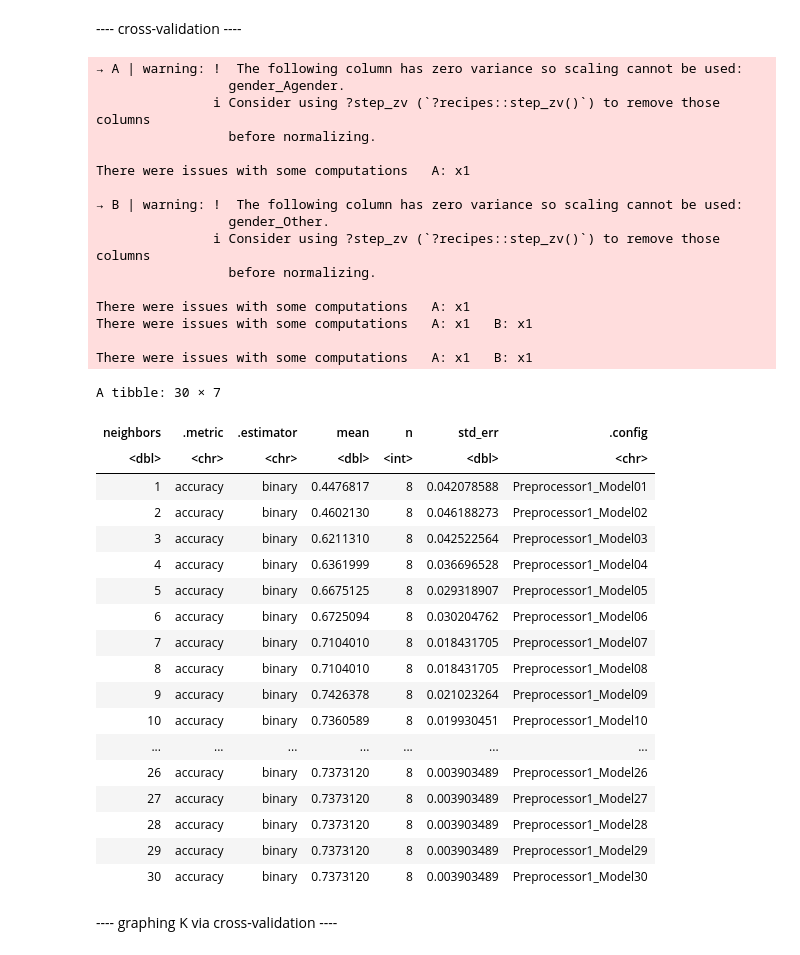
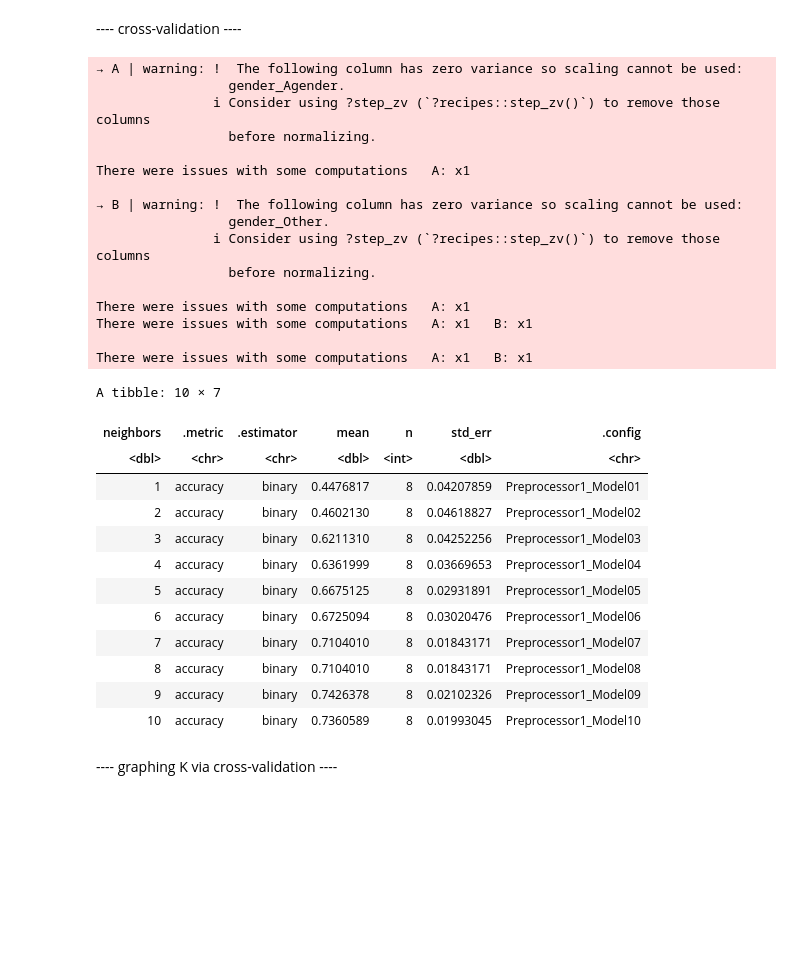
Before and after one commit to RealBabyPotato/DSCI-100-Final-Project, a Jupyter notebook: FinalProject.ipynb, the cells around one changed output. Drawn from its saved outputs; the diff is of its cells as text; code cells hidden in the pictures; blank space fills up the shorter version.

```diff
--- a/FinalProject.ipynb
+++ b/FinalProject.ipynb
@@ -197,51 +216,46 @@ knn_workflow <- workflow() |>
 players_vfold <- vfold_cv(players_train, v = 8, strata = subscribe)
 
 k_grid <- tibble(neighbors = seq(1, 30, by = 1))
 
 knn_tune_results <- knn_workflow |>
     tune_grid(resamples = players_vfold, grid = k_grid) |>
     collect_metrics()
 
 accuracies <- knn_tune_results |>
-    filter(.metric == "accuracy")
+    filter(.metric == "accuracy") |>
+    head(10)
 
 accuracies
 # %% [output]
 → A | warning: !  The following column has zero variance so scaling cannot be used:
                  gender_Agender.
                ℹ Consider using ?step_zv (`?recipes::step_zv()`) to remove those columns
                  before normalizing.
 
 There were issues with some computations   A: x1
 
 → B | warning: !  The following column has zero variance so scaling cannot be used:
                  gender_Other.
                ℹ Consider using ?step_zv (`?recipes::step_zv()`) to remove those columns
                  before normalizing.
 
 There were issues with some computations   A: x1
 There were issues with some computations   A: x1   B: x1
 
 There were issues with some computations   A: x1   B: x1
-A tibble: 30 × 7
+A tibble: 10 × 7
 | neighbors | .metric | .estimator | mean | n | std_err | .config |
 | <dbl> | <chr> | <chr> | <dbl> | <int> | <dbl> | <chr> |
-| 1 | accuracy | binary | 0.4476817 | 8 | 0.042078588 | Preprocessor1_Model01 |
-| 2 | accuracy | binary | 0.4602130 | 8 | 0.046188273 | Preprocessor1_Model02 |
-| 3 | accuracy | binary | 0.6211310 | 8 | 0.042522564 | Preprocessor1_Model03 |
-| 4 | accuracy | binary | 0.6361999 | 8 | 0.036696528 | Preprocessor1_Model04 |
-| 5 | accuracy | binary | 0.6675125 | 8 | 0.029318907 | Preprocessor1_Model05 |
-| 6 | accuracy | binary | 0.6725094 | 8 | 0.030204762 | Preprocessor1_Model06 |
-| 7 | accuracy | binary | 0.7104010 | 8 | 0.018431705 | Preprocessor1_Model07 |
-| 8 | accuracy | binary | 0.7104010 | 8 | 0.018431705 | Preprocessor1_Model08 |
-| 9 | accuracy | binary | 0.7426378 | 8 | 0.021023264 | Preprocessor1_Model09 |
-| 10 | accuracy | binary | 0.7360589 | 8 | 0.019930451 | Preprocessor1_Model10 |
-| ... | ... | ... | ... | ... | ... | ... |
-| 26 | accuracy | binary | 0.7373120 | 8 | 0.003903489 | Preprocessor1_Model26 |
-| 27 | accuracy | binary | 0.7373120 | 8 | 0.003903489 | Preprocessor1_Model27 |
-| 28 | accuracy | binary | 0.7373120 | 8 | 0.003903489 | Preprocessor1_Model28 |
-| 29 | accuracy | binary | 0.7373120 | 8 | 0.003903489 | Preprocessor1_Model29 |
-| 30 | accuracy | binary | 0.7373120 | 8 | 0.003903489 | Preprocessor1_Model30 |
+| 1 | accuracy | binary | 0.4476817 | 8 | 0.04207859 | Preprocessor1_Model01 |
+| 2 | accuracy | binary | 0.4602130 | 8 | 0.04618827 | Preprocessor1_Model02 |
+| 3 | accuracy | binary | 0.6211310 | 8 | 0.04252256 | Preprocessor1_Model03 |
+| 4 | accuracy | binary | 0.6361999 | 8 | 0.03669653 | Preprocessor1_Model04 |
+| 5 | accuracy | binary | 0.6675125 | 8 | 0.02931891 | Preprocessor1_Model05 |
+| 6 | accuracy | binary | 0.6725094 | 8 | 0.03020476 | Preprocessor1_Model06 |
+| 7 | accuracy | binary | 0.7104010 | 8 | 0.01843171 | Preprocessor1_Model07 |
+| 8 | accuracy | binary | 0.7104010 | 8 | 0.01843171 | Preprocessor1_Model08 |
+| 9 | accuracy | binary | 0.7426378 | 8 | 0.02102326 | Preprocessor1_Model09 |
+| 10 | accuracy | binary | 0.7360589 | 8 | 0.01993045 | Preprocessor1_Model10 |
 # %% [markdown]
 ---- graphing K via cross-validation ----
 # %%
```
Also changed, not shown: parts of 3 cells of this notebook.
